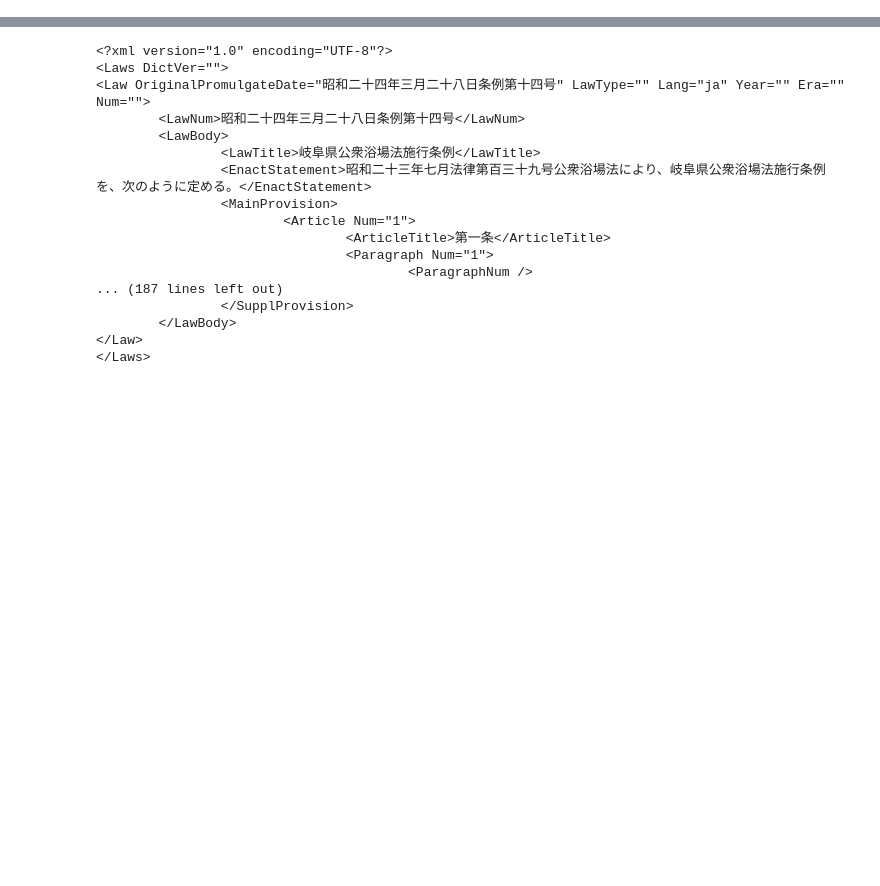
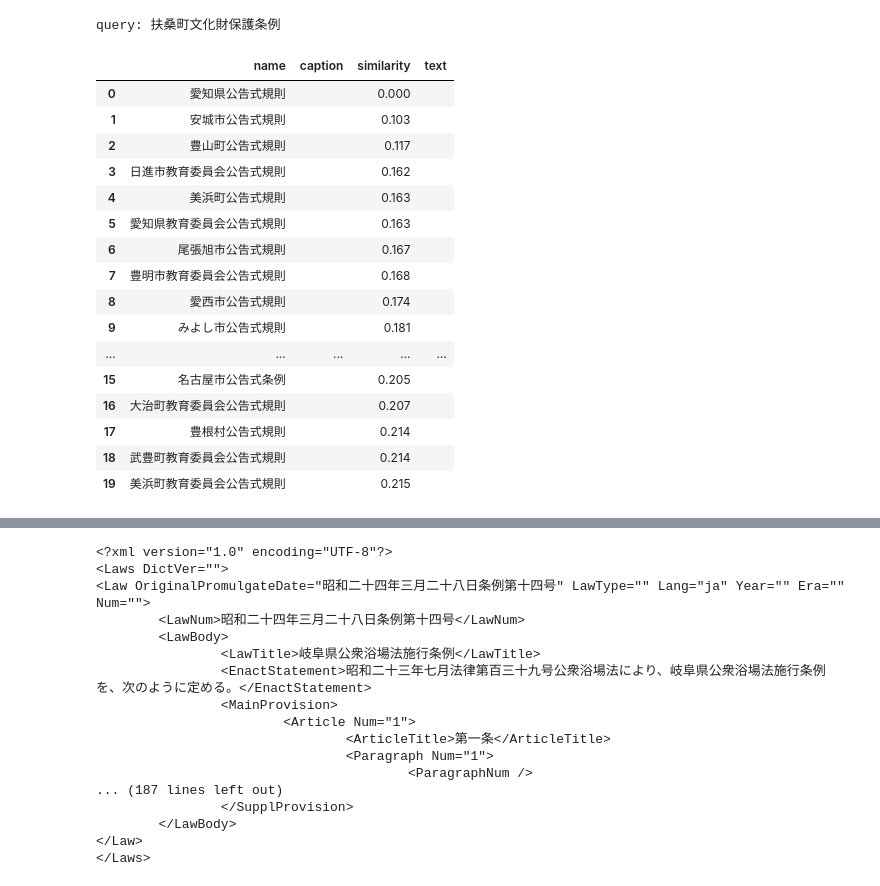
Before and after one commit to Arten013/hjst_model, a Jupyter notebook: pairtable.ipynb, the cells around one changed output, grey strips where cells are left out. Cells and saved outputs as stored; diff of their text form; code cells hidden in the pictures; blank space fills up the shorter version.

```diff
--- a/pairtable.ipynb
+++ b/pairtable.ipynb
@@ -48,0 +115,3 @@ set layer: TfidfLayer 0.0
+# %%
+l = 'd2v_tokai_mecab'
+test_sentence_layers[l] = {'layer': layerconf.load_model(l+'-Sentence')}
@@ -48,0 +153,6 @@ set layer: TfidfLayer 0.0
+# %%
+lt = None
+for ltag in testset:
+    if "暴力団" in str(testset.get_elem(ltag)):
+        lt = ltag
+        print(lt, str(testset.get_elem(lt)))
@@ -49,7 +217,56 @@ set layer: TfidfLayer 0.0
+# %%
+target_law_tags = ['23/230006/1813/Law(1)', '23/231002/0999/Law(1)']
+query = target_law_tags[0]
+# %%
+threshold = 0.3
+d = test_sentence_layers['swem_average_tokai_mecab']
+hmodel.layers['Sentence'] = d['layer']
+#df = hmodel.comptable(testset, query, target_law_tags[1:], 10, 'Sentence')
+#display(df.style.apply(lambda x: coloring(d['threshold'], x), axis=1))
+for k, d in test_sentence_layers.items():
+    if 'swem' not in k:
+        continue
+    print(k)
+    hmodel.layers['Sentence'] = d['layer']
+    #for qi, q in enumerate(target_law_tags):
+    #    df = hmodel.comptable(testset, q, target_law_tags[:qi]+target_law_tags[qi+1:], 10, 'Sentence')
+    #    display(df.style.apply(lambda x: coloring(threshold, x), axis=1))
+    df = hmodel.comptable(testset, query, target_law_tags[1:], 10, 'Sentence')
+    display(df.style.apply(lambda x: coloring(d['threshold'], x), axis=1))
 # %%
 # get similar law tags and vectors(= simple method output)
 testset.set_iterator_mode(level='Law', tag=True, sentence=False)
 law_tags = list(testset)
 _, law_index = hmodel.create_index('Law', law_tags)
 ltag_gen = (ltag for ltag in list(testset))
+# %%
+query = next(ltag_gen)
+k = 1
+threshold = 0.3
+
+print("query:", str(testset.get_elem(law_tags[i])), get_caption(query))
+qlevel = re.split('\(', os.path.split(query)[1])[0]
+pd.DataFrame(
+    [( str(testset.get_elem(law_tags[i])), get_caption(law_tags[i]), round(s, 3), testset.get_elem(law_tags[i]).text) for i, s in zip(*list( law_index.knnQuery(hmodel.layers[qlevel][query], 20) ))],
+    columns = ["name", "caption", "similarity", "text"]
+)
+# %% [output]
+query: 扶桑町文化財保護条例
+|  | name | caption | similarity | text |
+| 0 | 愛知県公告式規則 |  | 0.000 |  |
+| 1 | 安城市公告式規則 |  | 0.103 |  |
+| 2 | 豊山町公告式規則 |  | 0.117 |  |
+| 3 | 日進市教育委員会公告式規則 |  | 0.162 |  |
+| 4 | 美浜町公告式規則 |  | 0.163 |  |
+| 5 | 愛知県教育委員会公告式規則 |  | 0.163 |  |
+| 6 | 尾張旭市公告式規則 |  | 0.167 |  |
+| 7 | 豊明市教育委員会公告式規則 |  | 0.168 |  |
+| 8 | 愛西市公告式規則 |  | 0.174 |  |
+| 9 | みよし市公告式規則 |  | 0.181 |  |
+| ... | ... | ... | ... | ... |
+| 15 | 名古屋市公告式条例 |  | 0.205 |  |
+| 16 | 大治町教育委員会公告式規則 |  | 0.207 |  |
+| 17 | 豊根村公告式規則 |  | 0.214 |  |
+| 18 | 武豊町教育委員会公告式規則 |  | 0.214 |  |
+| 19 | 美浜町教育委員会公告式規則 |  | 0.215 |  |
 # %%
```
Also changed, not shown: parts of 45 cells of this notebook, 4 other files.
